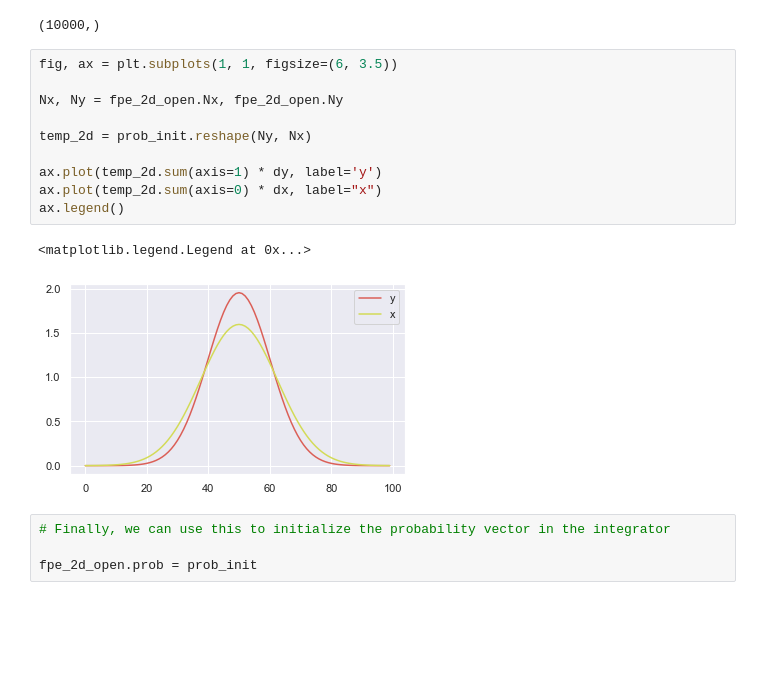
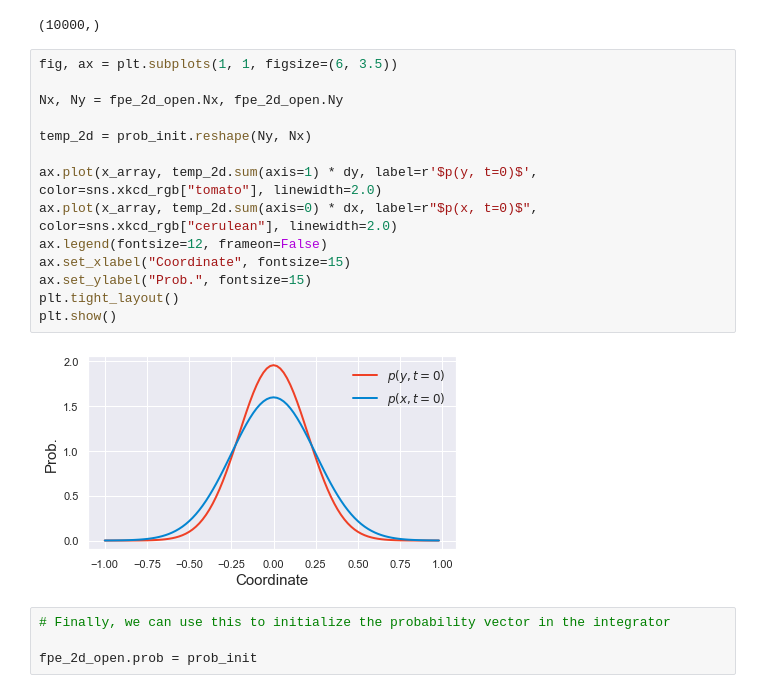
Before and after one commit to StevenJLarge/FokkerPlanck, a Jupyter notebook: notebooks/09-slarge-2d-integration-pt2.ipynb, the cells around one changed output. Cells and saved outputs as stored; diff of their text form; blank space fills up the shorter version.

```diff
--- a/notebooks/09-slarge-2d-integration-pt2.ipynb
+++ b/notebooks/09-slarge-2d-integration-pt2.ipynb
@@ -182,16 +183,19 @@ prob_init.shape
 # %%
 fig, ax = plt.subplots(1, 1, figsize=(6, 3.5))
 
 Nx, Ny = fpe_2d_open.Nx, fpe_2d_open.Ny
 
 temp_2d = prob_init.reshape(Ny, Nx)
 
-ax.plot(temp_2d.sum(axis=1) * dy, label='y')
-ax.plot(temp_2d.sum(axis=0) * dx, label="x")
-ax.legend()
+ax.plot(x_array, temp_2d.sum(axis=1) * dy, label=r'$p(y, t=0)$', color=sns.xkcd_rgb["tomato"], linewidth=2.0)
+ax.plot(x_array, temp_2d.sum(axis=0) * dx, label=r"$p(x, t=0)$", color=sns.xkcd_rgb["cerulean"], linewidth=2.0)
+ax.legend(fontsize=12, frameon=False)
+ax.set_xlabel("Coordinate", fontsize=15)
+ax.set_ylabel("Prob.", fontsize=15)
+plt.tight_layout()
+plt.show()
 # %% [output]
-<matplotlib.legend.Legend at 0x...>
-[figure, old version]
+[figure, new version]
 # %%
 # Finally, we can use this to initialize the probability vector in the integrator
 
```
Also changed, not shown: parts of 18 cells of this notebook, 2 other files.
